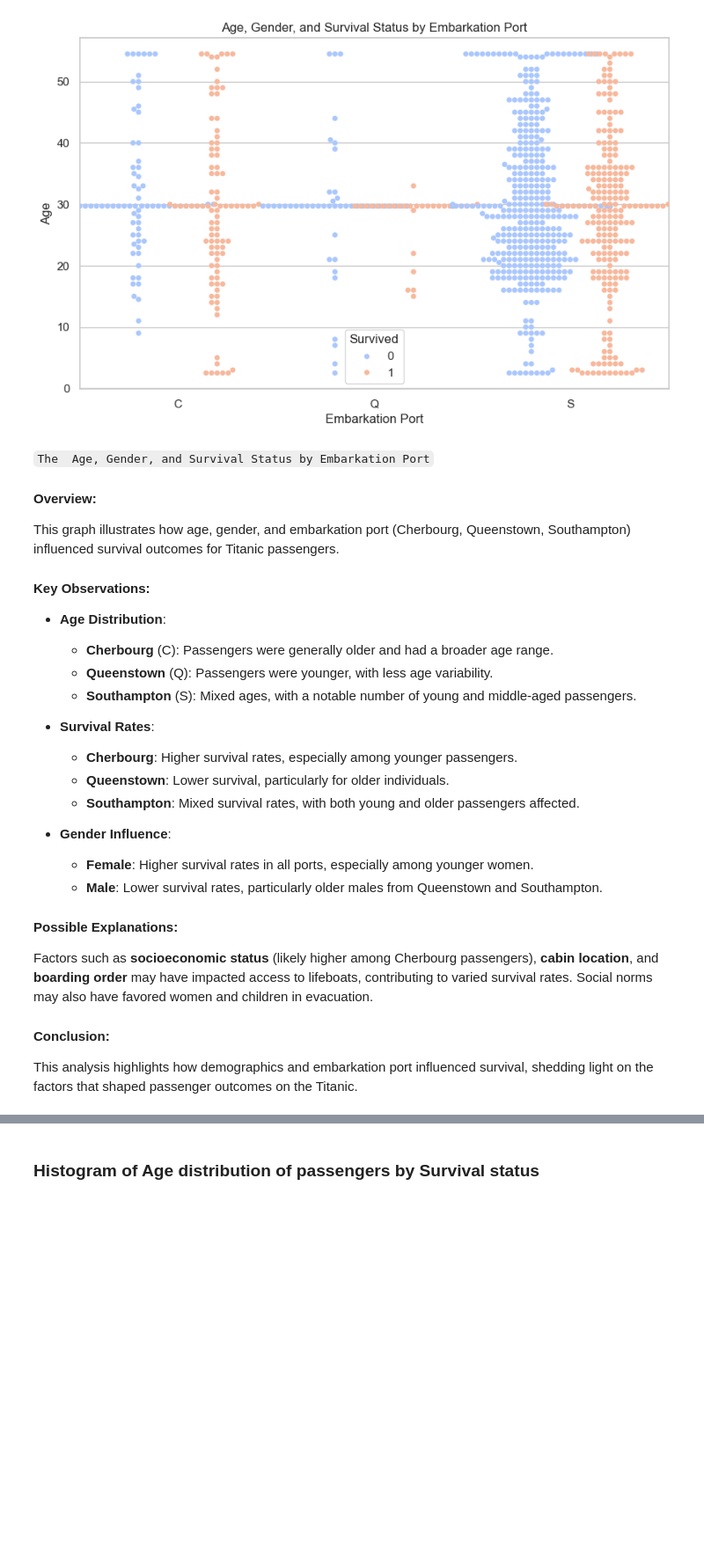
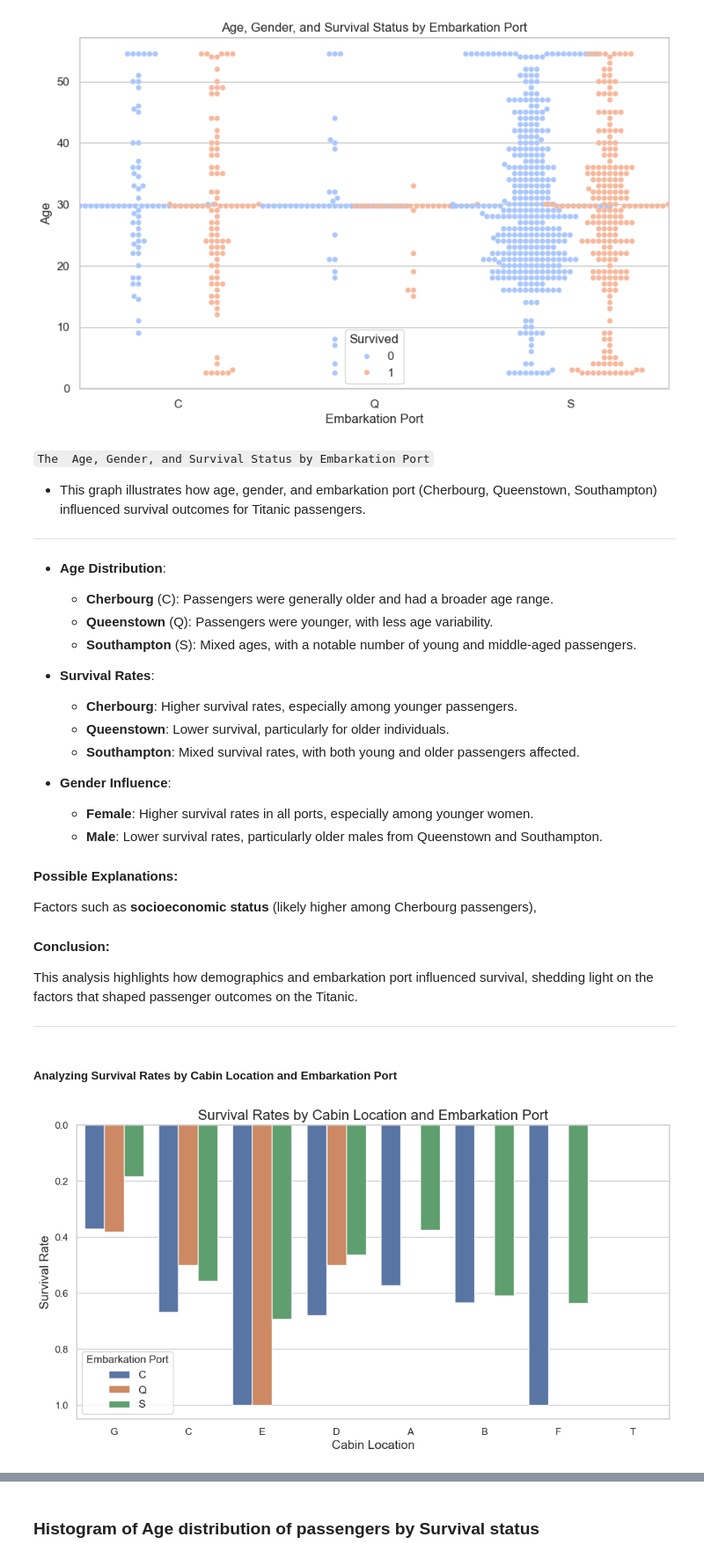
Before and after one commit to SnitTeshome/PRODIGY_DS_02, a Jupyter notebook: Task -02.ipynb, the cells around one changed output, grey strips where cells are left out. Shown at 88% size. Cells and saved outputs as stored; diff of their text form; code cells hidden in the pictures; blank space fills up the shorter version.

```diff
--- a/Task -02.ipynb
+++ b/Task -02.ipynb
@@ -881,10 +882,8 @@ plt.show()
 # %% [markdown]
 `The  Age, Gender, and Survival Status by Embarkation Port`
 
-#### Overview:
-This graph illustrates how age, gender, and embarkation port (Cherbourg, Queenstown, Southampton) influenced survival outcomes for Titanic passengers.
-
-#### Key Observations:
+- This graph illustrates how age, gender, and embarkation port (Cherbourg, Queenstown, Southampton) influenced survival outcomes for Titanic passengers.
+---
 
 - **Age Distribution**:
   - **Cherbourg** (C): Passengers were generally older and had a broader age range.
@@ -901,7 +900,29 @@ This graph illustrates how age, gender, and embarkation port (Cherbourg, Queenst
   - **Male**: Lower survival rates, particularly older males from Queenstown and Southampton.
 
 #### Possible Explanations:
-Factors such as **socioeconomic status** (likely higher among Cherbourg passengers), **cabin location**, and **boarding order** may have impacted access to lifeboats, contributing to varied survival rates. Social norms may also have favored women and children in evacuation.
+Factors such as **socioeconomic status** (likely higher among Cherbourg passengers),
 
 #### Conclusion:
 This analysis highlights how demographics and embarkation port influenced survival, shedding light on the factors that shaped passenger outcomes on the Titanic.
+
+---
+# %% [markdown]
+##### Analyzing Survival Rates by Cabin Location and Embarkation Port
+# %%
+# Create a new column for Cabin Location based on the first character of the Cabin column
+Titanic['Cabin_Location'] = Titanic['Cabin'].str[0]
+
+# Create a bar plot to compare survival rates by Cabin Location and Embarkation Port
+plt.figure(figsize=(12, 6))
+sns.barplot(data=Titanic, x='Cabin_Location', y='Survived', hue='Embarked', ci=None)
+
+# Customize the plot
+plt.title("Survival Rates by Cabin Location and Embarkation Port", fontsize=16)
+plt.xlabel("Cabin Location", fontsize=14)
+plt.ylabel("Survival Rate", fontsize=14)
+plt.legend(title='Embarkation Port', fontsize=12)
+
+# Show the plot
+plt.show()
+# %% [output]
+[figure, added]
```
Also changed, not shown: parts of 31 cells of this notebook.
